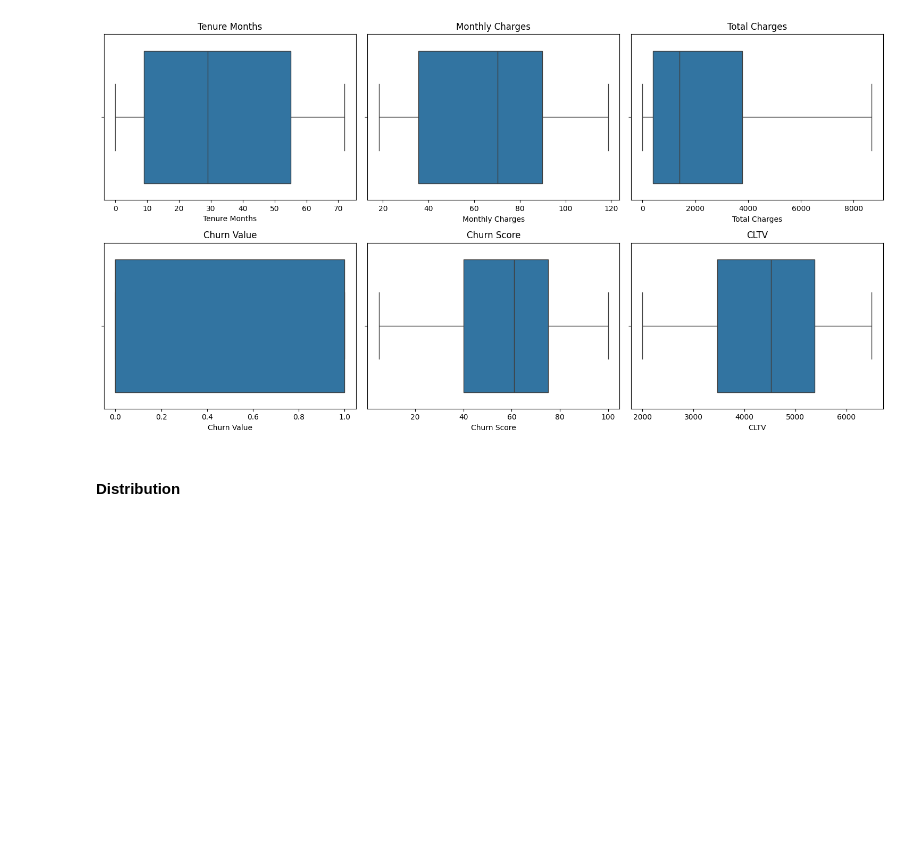
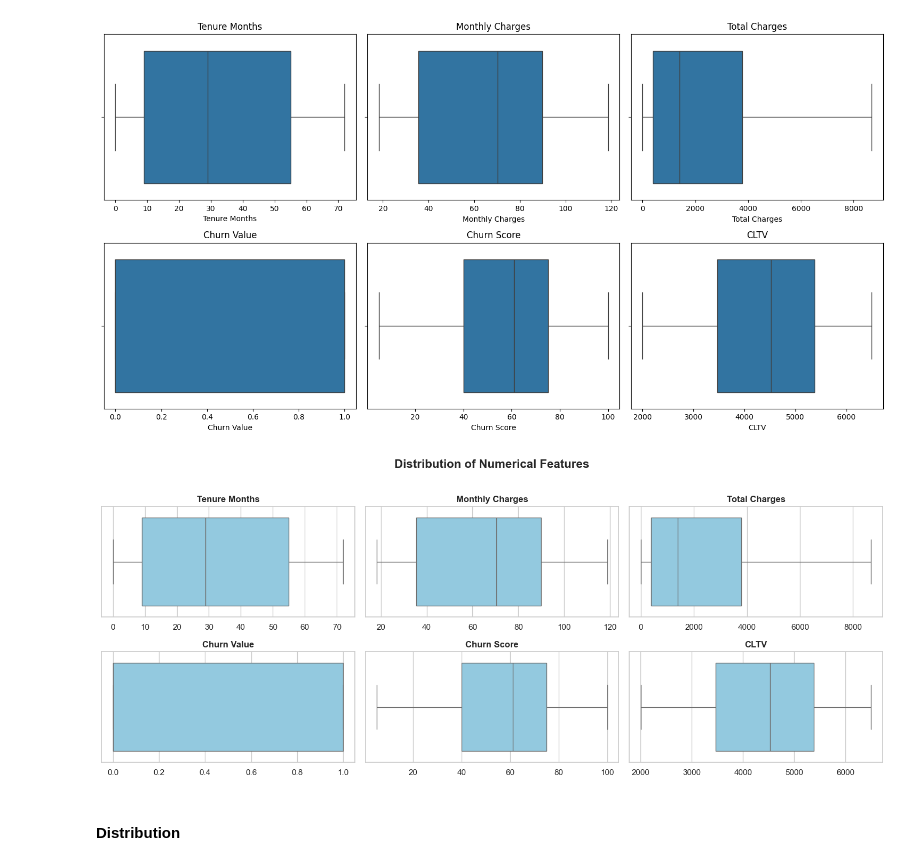
Before and after one commit to lintosunny/churn-x, a Jupyter notebook: ml/notebooks/eda.ipynb, the cells around one changed output. Drawn from its saved outputs; the diff is of its cells as text; code cells hidden in the pictures; blank space fills up the shorter version.

Commit message:
visual

```diff
--- a/ml/notebooks/eda.ipynb
+++ b/ml/notebooks/eda.ipynb
@@ -162,6 +162,32 @@ plt.tight_layout()
 plt.show()
 # %% [output]
 [figure]
+# %%
+import seaborn as sns
+import matplotlib.pyplot as plt
+
+sns.set_theme(style="whitegrid", palette="pastel")
+
+n_cols = 3
+n_rows = (len(numeric_cols) + n_cols - 1) // n_cols
+fig, axes = plt.subplots(n_rows, n_cols, figsize=(15, n_rows*3))
+axes = axes.flatten()
+
+for i, col in enumerate(numeric_cols):
+    sns.boxplot(x=df[col], ax=axes[i], color="skyblue", fliersize=3, linewidth=1)
+    axes[i].set_title(col, fontsize=12, fontweight="bold")
+    axes[i].set_xlabel("")
+    axes[i].set_ylabel("")
+
+# remove unused subplots
+for j in range(i+1, len(axes)):
+    fig.delaxes(axes[j])
+
+plt.suptitle("Distribution of Numerical Features", fontsize=16, fontweight="bold", y=1.02)
+plt.tight_layout()
+plt.show()
+# %% [output]
+[figure, added]
 # %% [markdown]
 #### Distribution
 # %%
```
Also changed, not shown: 2 other files.
